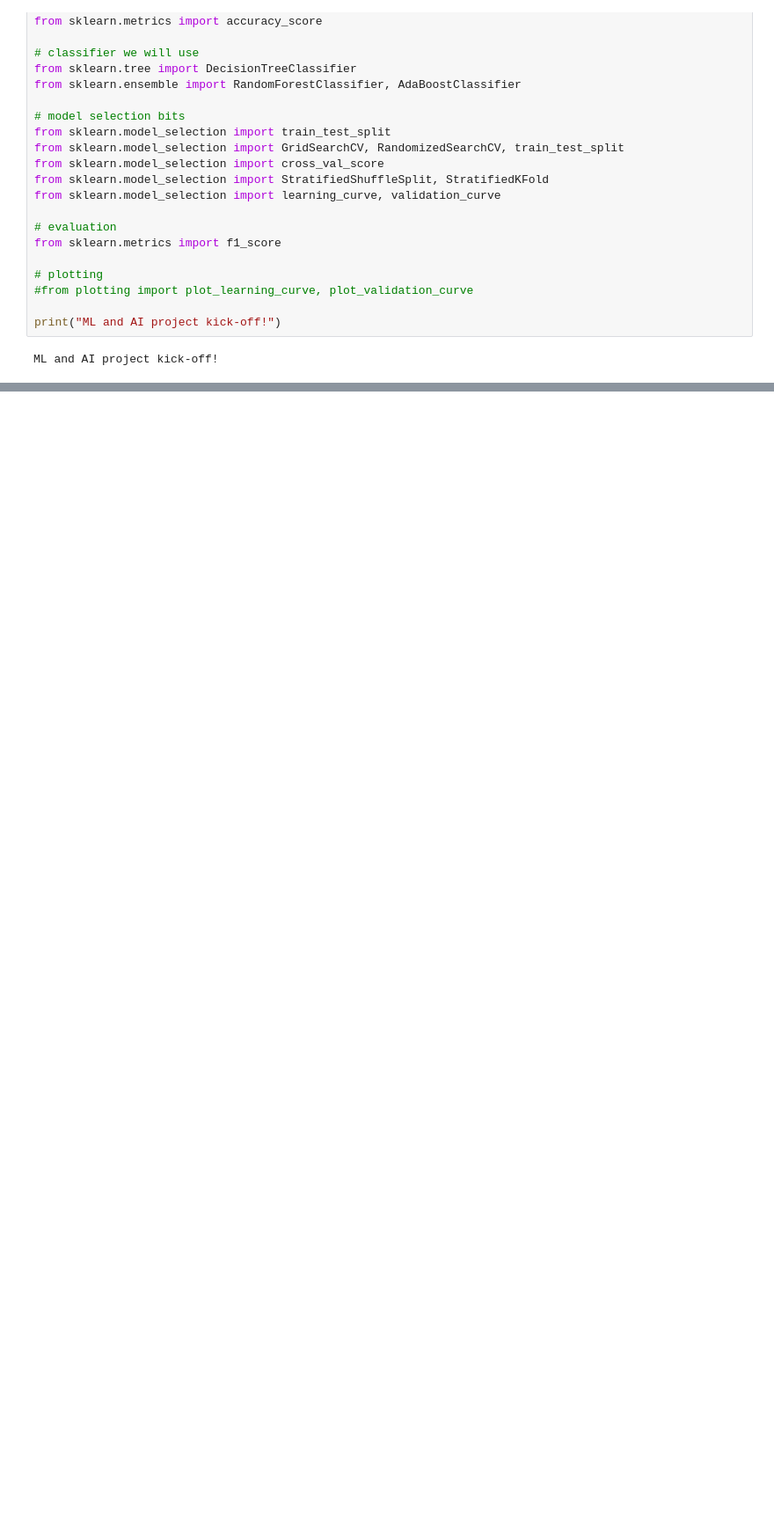
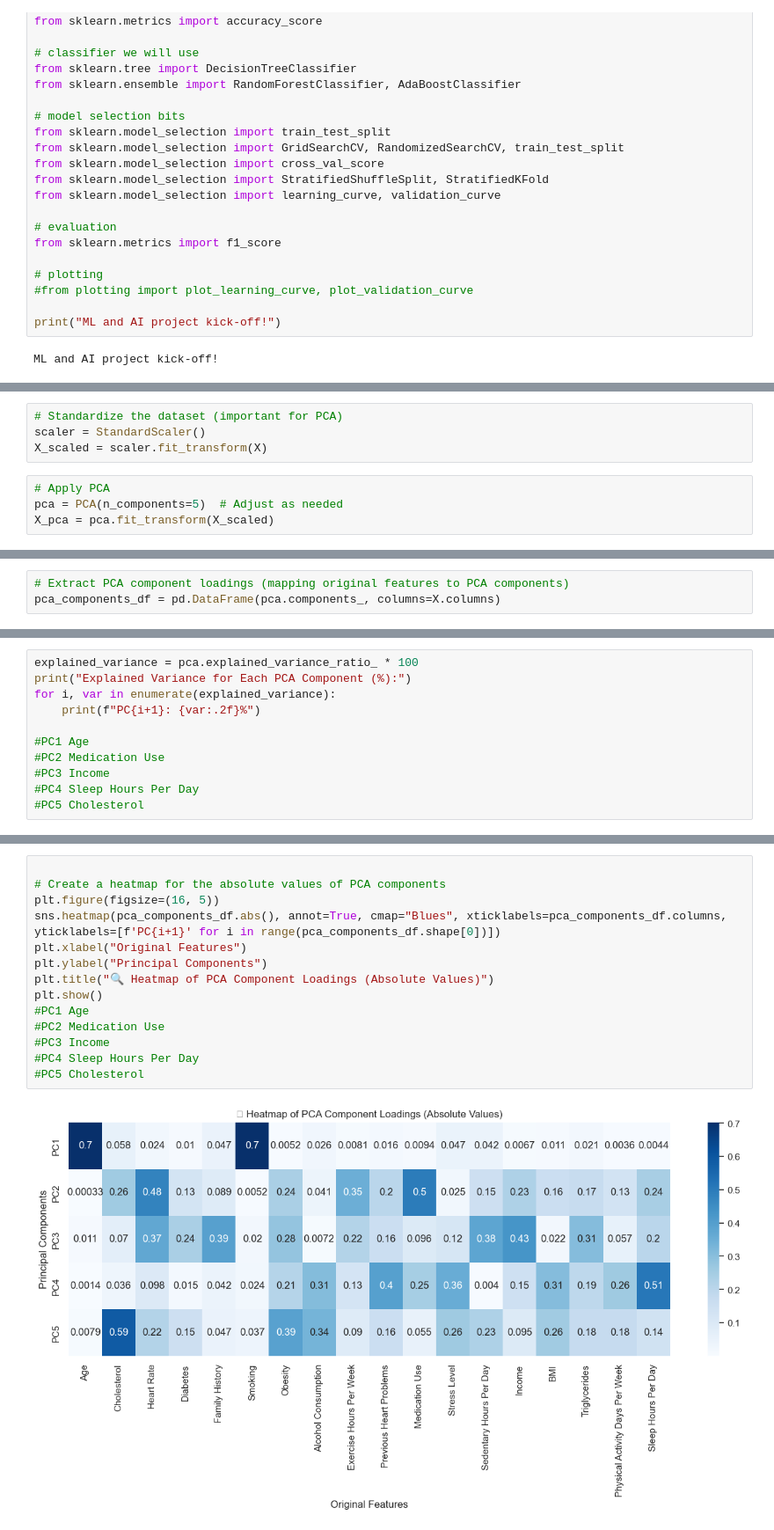
Before and after one commit to AICarope/Logistic-Regression-machine-learning-project-up, a Jupyter notebook: 3_Women_ML.ipynb, the cells around one changed output, grey strips where cells are left out. Shown at 88% size. Drawn from its saved outputs; the diff is of its cells as text; blank space fills up the shorter version.

```diff
--- a/3_Women_ML.ipynb
+++ b/3_Women_ML.ipynb
@@ -45,0 +419,8 @@ ML and AI project kick-off!
+# %%
+# Standardize the dataset (important for PCA)
+scaler = StandardScaler()
+X_scaled = scaler.fit_transform(X)
+# %%
+# Apply PCA
+pca = PCA(n_components=5)  # Adjust as needed
+X_pca = pca.fit_transform(X_scaled)
@@ -45,0 +430,3 @@ ML and AI project kick-off!
+# %%
+# Extract PCA component loadings (mapping original features to PCA components)
+pca_components_df = pd.DataFrame(pca.components_, columns=X.columns)
@@ -45,0 +502,11 @@ ML and AI project kick-off!
+# %%
+explained_variance = pca.explained_variance_ratio_ * 100
+print("Explained Variance for Each PCA Component (%):")
+for i, var in enumerate(explained_variance):
+    print(f"PC{i+1}: {var:.2f}%")
+
+#PC1 Age
+#PC2 Medication Use
+#PC3 Income
+#PC4 Sleep Hours Per Day
+#PC5 Cholesterol
@@ -45,0 +520,16 @@ ML and AI project kick-off!
+# %%
+
+# Create a heatmap for the absolute values of PCA components
+plt.figure(figsize=(16, 5))
+sns.heatmap(pca_components_df.abs(), annot=True, cmap="Blues", xticklabels=pca_components_df.columns, yticklabels=[f'PC{i+1}' for i in range(pca_components_df.shape[0])])
+plt.xlabel("Original Features")
+plt.ylabel("Principal Components")
+plt.title("🔍 Heatmap of PCA Component Loadings (Absolute Values)")
+plt.show()
+#PC1 Age
+#PC2 Medication Use
+#PC3 Income
+#PC4 Sleep Hours Per Day
+#PC5 Cholesterol
+# %% [output]
+[figure, added]
```
Also changed, not shown: parts of 112 cells of this notebook, 5 other files.
